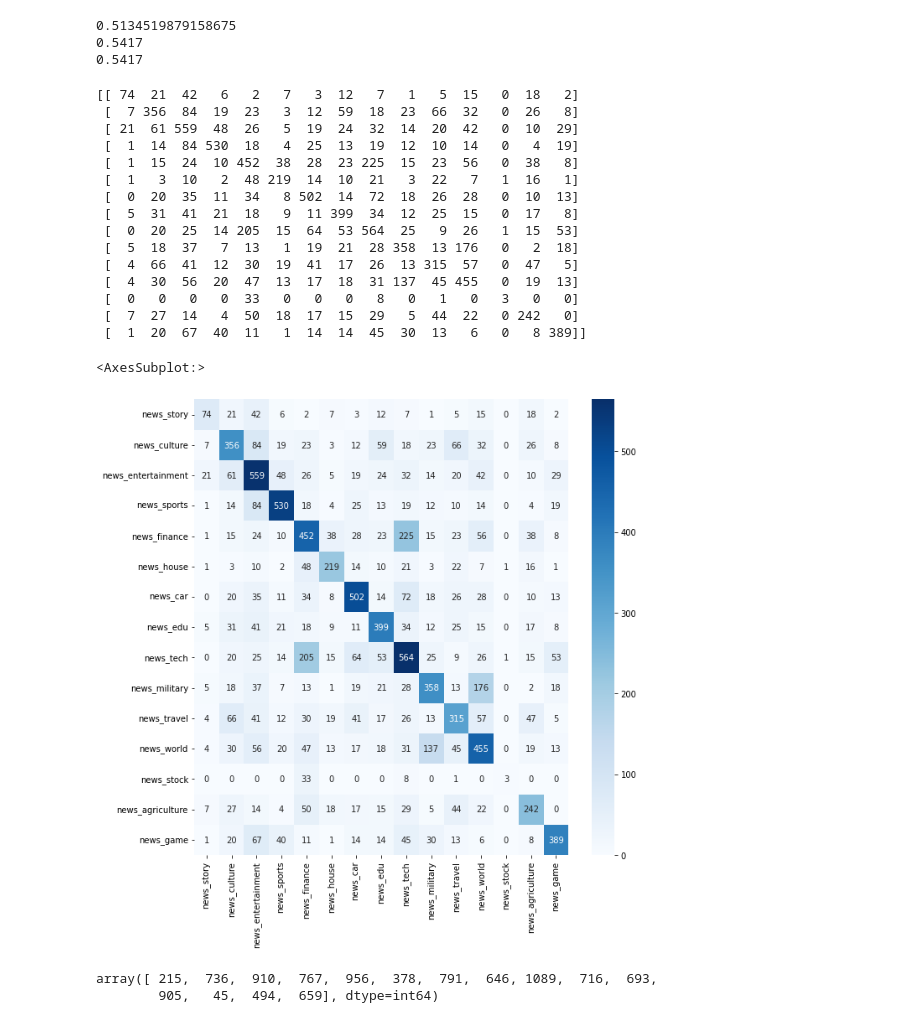
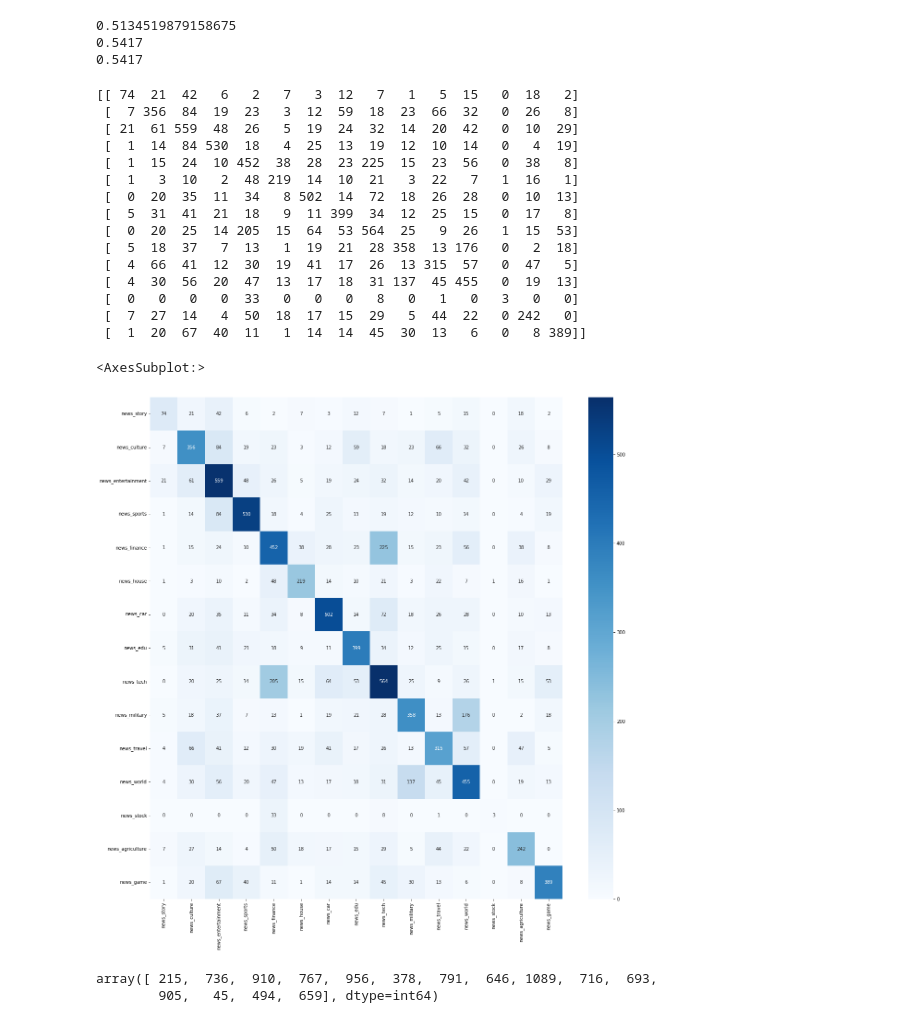
Before and after one commit to zhenhua32/py_nlp_classify, a Jupyter notebook: use_sklearn/test.ipynb, the cells around one changed output. Saved outputs shown, nothing was run; the diff lists cells and outputs as text; code cells hidden in the pictures.

```diff
--- a/use_sklearn/test.ipynb
+++ b/use_sklearn/test.ipynb
@@ -85,32 +85,32 @@ print(accuracy_score(dev_df["label_id"], pred))
 # %%
 # 打印出混淆矩阵
 from sklearn.metrics import confusion_matrix
 import seaborn as sns
 import matplotlib.pyplot as plt
 %matplotlib inline
 
 cm = confusion_matrix(dev_df["label_id"], pred, labels=list(label2id.values()))
 print(cm)
-plt.figure(figsize=(10, 10))
+plt.figure(figsize=(20, 20))
 sns.heatmap(cm, annot=True, fmt="d", cmap="Blues", xticklabels=label_dict.keys(), yticklabels=label_dict.keys())
 # %% [output]
 [[ 74  21  42   6   2   7   3  12   7   1   5  15   0  18   2]
  [  7 356  84  19  23   3  12  59  18  23  66  32   0  26   8]
  [ 21  61 559  48  26   5  19  24  32  14  20  42   0  10  29]
  [  1  14  84 530  18   4  25  13  19  12  10  14   0   4  19]
  [  1  15  24  10 452  38  28  23 225  15  23  56   0  38   8]
  [  1   3  10   2  48 219  14  10  21   3  22   7   1  16   1]
  [  0  20  35  11  34   8 502  14  72  18  26  28   0  10  13]
  [  5  31  41  21  18   9  11 399  34  12  25  15   0  17   8]
  [  0  20  25  14 205  15  64  53 564  25   9  26   1  15  53]
  [  5  18  37   7  13   1  19  21  28 358  13 176   0   2  18]
  [  4  66  41  12  30  19  41  17  26  13 315  57   0  47   5]
  [  4  30  56  20  47  13  17  18  31 137  45 455   0  19  13]
  [  0   0   0   0  33   0   0   0   8   0   1   0   3   0   0]
  [  7  27  14   4  50  18  17  15  29   5  44  22   0 242   0]
  [  1  20  67  40  11   1  14  14  45  30  13   6   0   8 389]]
 <AxesSubplot:>
-[figure, old version]
+[figure, new version]
 # %%
 total = cm.sum(axis=1)
 total
```
Also changed, not shown: parts of 5 cells of this notebook, 4 other files.
